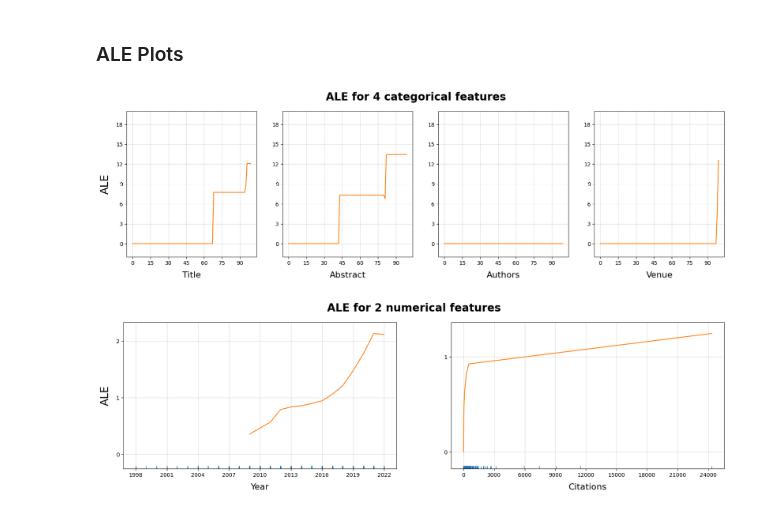
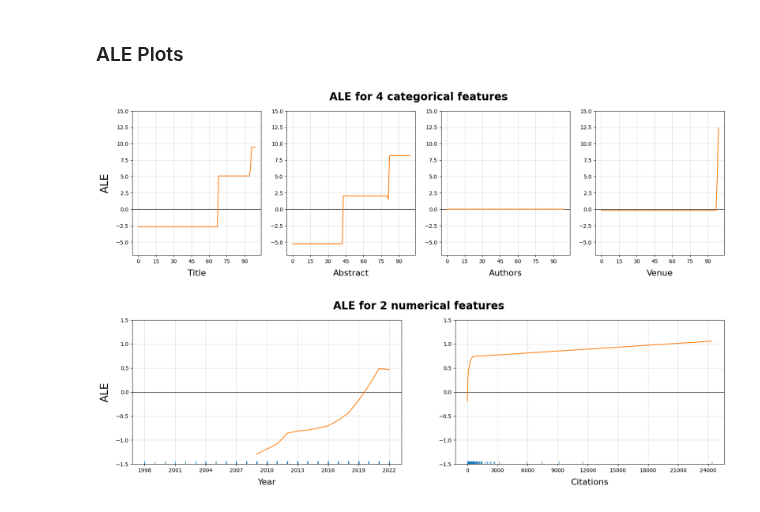
Before and after one commit to youyinnn/s2search, a Jupyter notebook: pipelining/ale-exp1/ale-exp1_cslg-rand-5000_1w_ale_plotting.ipynb, the cells around one changed output. Cells and saved outputs as stored; diff of their text form; code cells hidden in the pictures.

```diff
--- a/pipelining/ale-exp1/ale-exp1_cslg-rand-5000_1w_ale_plotting.ipynb
+++ b/pipelining/ale-exp1/ale-exp1_cslg-rand-5000_1w_ale_plotting.ipynb
@@ -118,8 +118,8 @@ categorical_plot_conf = [
         'ale_xy': ale_xy['authors'],
         # 'zoom': {
         #     'inset_axes': [0.3, 0.3, 0.47, 0.47],
-        #     'x_limit': [92, 95],
-        #     'y_limit': [-0.005, 0.03],
+        #     'x_limit': [89, 93],
+        #     'y_limit': [-1, 14],
         # }
     },
     {
@@ -127,8 +127,8 @@ categorical_plot_conf = [
         'ale_xy': ale_xy['venue'],
         # 'zoom': {
         #     'inset_axes': [0.3, 0.3, 0.47, 0.47],
-        #     'x_limit': [89, 94],
-        #     'y_limit': [-1, 6],
+        #     'x_limit': [89, 93],
+        #     'y_limit': [-1, 13],
         # }
     },
 ]
@@ -138,13 +138,17 @@ numerical_plot_conf = [
         'xlabel': 'Year',
         'ylabel': 'ALE',
         'ale_xy': ale_xy['year'],
-        'rug': True
+        # 'zoom': {
+        #     'inset_axes': [0.15, 0.4, 0.4, 0.4],
+        #     'x_limit': [2019, 2023],
+        #     'y_limit': [1.9, 2.1],
+        # },
     },
     {
         'xlabel': 'Citations',
         'ale_xy': ale_xy['n_citations'],
         # 'zoom': {
-        #     'inset_axes': [0.4, 0.2, 0.47, 0.47],
+        #     'inset_axes': [0.4, 0.65, 0.47, 0.3],
         #     'x_limit': [-1000.0, 12000],
         #     'y_limit': [-0.1, 1.2],
         # },
@@ -161,12 +165,13 @@ def pdp_plot(confs, title):
 
         sns.rugplot(conf['ale_xy']['rug'], ax=axes, height=0.02)
 
+        axes.axhline(y=0, color='k', linestyle='-', lw=0.8)
         axes.plot(conf['ale_xy']['x'], conf['ale_xy']['y'])
         axes.grid(alpha = 0.4)
 
         # axes.set_ylim([-2, 20])
         axes.xaxis.set_major_locator(MaxNLocator(integer=True))
-        axes.yaxis.set_major_locator(MaxNLocator(integer=True))
+        # axes.yaxis.set_major_locator(MaxNLocator(integer=True))
 
         if ('ylabel' in conf):
             axes.set_ylabel(conf.get('ylabel'), fontsize=20, labelpad=10)
@@ -176,36 +181,35 @@ def pdp_plot(confs, title):
 
         axes.set_xlabel(conf['xlabel'], fontsize=16, labelpad=10)
 
         if not (conf['ale_xy']['weird']):
             if (conf['ale_xy']['numerical']):
-                # axes.set_ylim([-1, 3])
+                axes.set_ylim([-1.5, 1.5])
                 pass
             else:
-                axes.set_ylim([-2, 20])
+                axes.set_ylim([-7, 15])
+                pass
 
         if 'zoom' in conf:
             axins = axes.inset_axes(conf['zoom']['inset_axes'])
             axins.xaxis.set_major_locator(MaxNLocator(integer=True))
             axins.yaxis.set_major_locator(MaxNLocator(integer=True))
             axins.plot(conf['ale_xy']['x'], conf['ale_xy']['y'])
             axins.set_xlim(conf['zoom']['x_limit'])
             axins.set_ylim(conf['zoom']['y_limit'])
             axins.grid(alpha=0.3)
             rectpatch, connects = axes.indicate_inset_zoom(axins)
             connects[0].set_visible(False)
             connects[1].set_visible(False)
             connects[2].set_visible(True)
             connects[3].set_visible(True)
 
         subplot_idx += 1
 
 pdp_plot(categorical_plot_conf, f"ALE for {len(categorical_plot_conf)} categorical features")
 plt.savefig(os.path.join('.', 'plot', f'{sample_name}-1wale-categorical.png'), facecolor='white', transparent=False, bbox_inches='tight')
 
 pdp_plot(numerical_plot_conf, f"ALE for {len(numerical_plot_conf)} numerical features")
 plt.savefig(os.path.join('.', 'plot', f'{sample_name}-1wale-numerical.png'), facecolor='white', transparent=False, bbox_inches='tight')
-
-plt.show()
 # %% [output]
-[figure, old version]
+[figure, new version]
-[figure, old version]
+[figure, new version]
```
Also changed, not shown: 34 other files.
